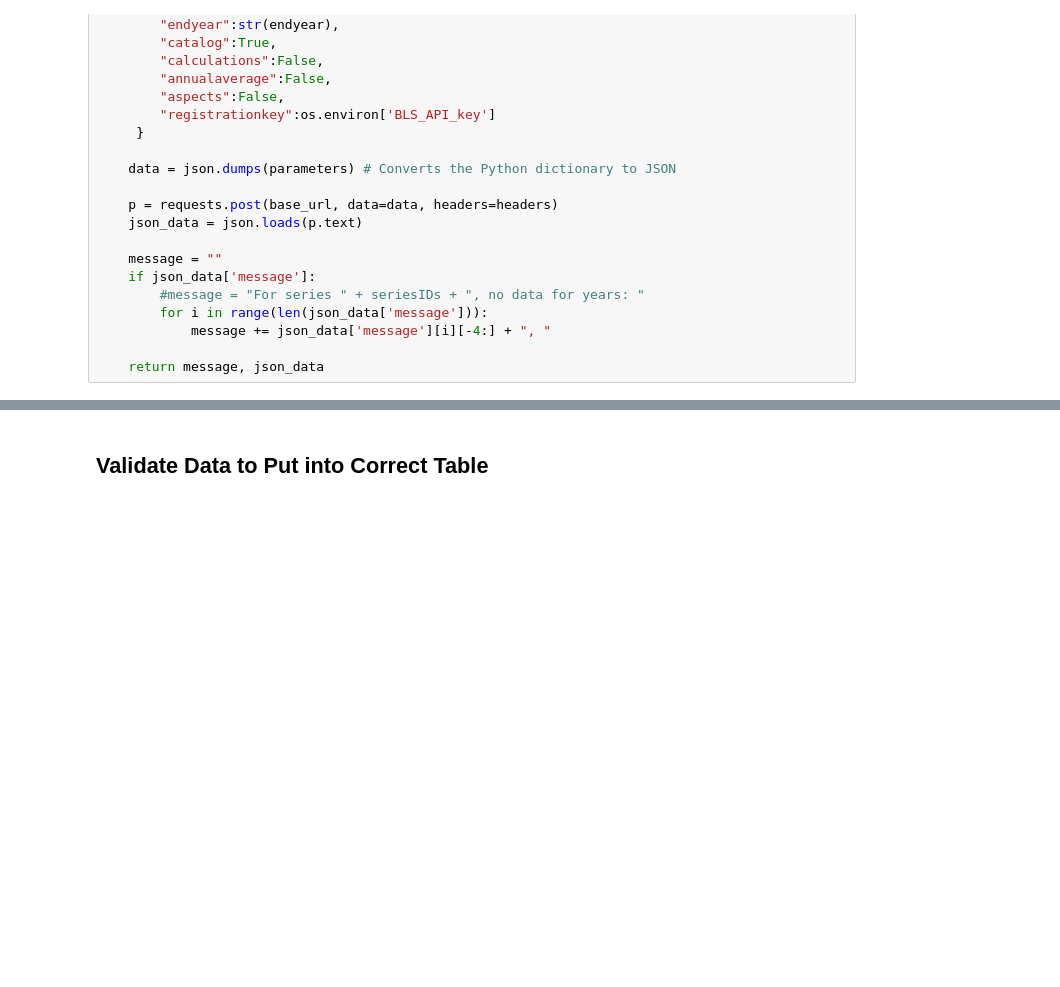
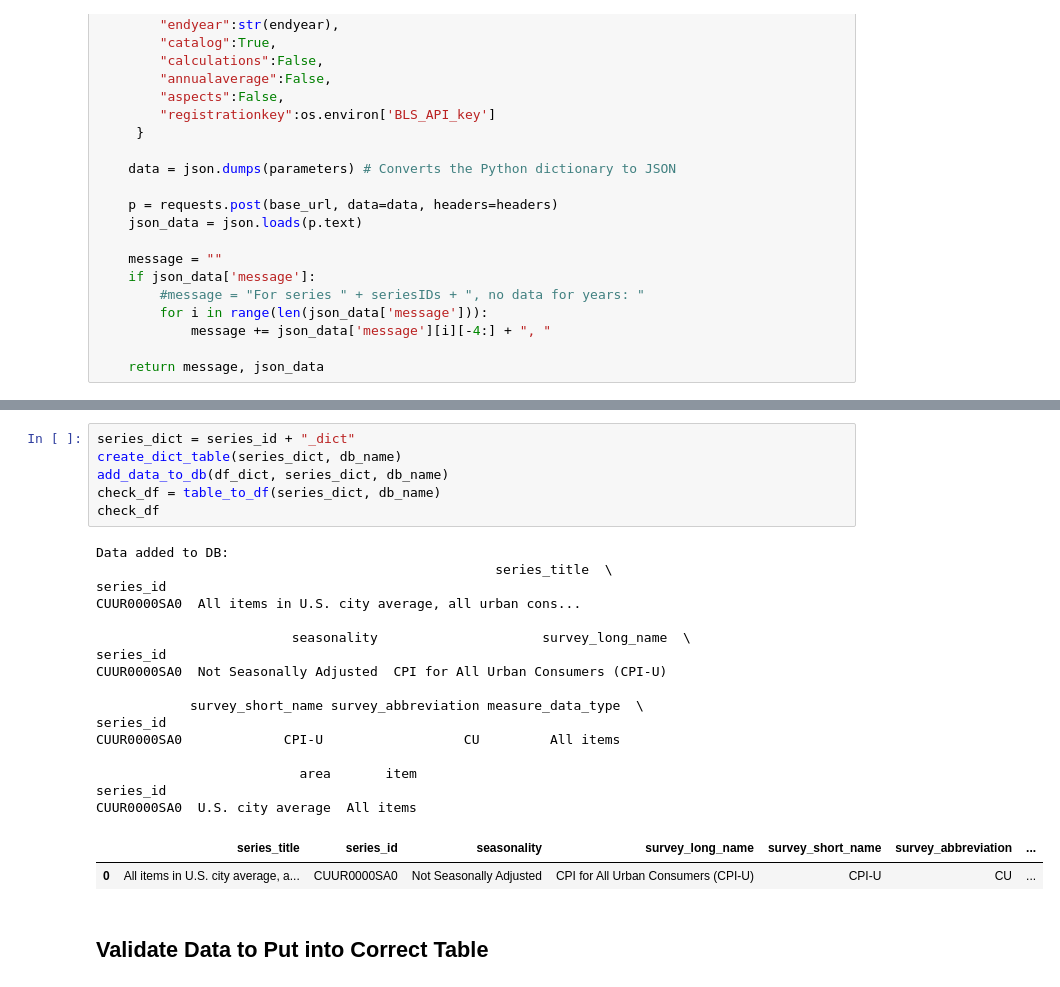
Before and after one commit to joshuamcurtis/MacroData2, a Jupyter notebook: Add_Data_DB.ipynb, the cells around one changed output, grey strips where cells are left out. Cells and saved outputs as stored; diff of their text form; blank space fills up the shorter version.

```diff
--- a/Add_Data_DB.ipynb
+++ b/Add_Data_DB.ipynb
@@ -237,3 +300,28 @@ date
+# %%
+series_dict = series_id + "_dict"
+create_dict_table(series_dict, db_name)
+add_data_to_db(df_dict, series_dict, db_name)
+check_df = table_to_df(series_dict, db_name)
+check_df
+# %% [output]
+Data added to DB:
+                                                   series_title  \
+series_id
+CUUR0000SA0  All items in U.S. city average, all urban cons...
+
+                         seasonality                     survey_long_name  \
+series_id
+CUUR0000SA0  Not Seasonally Adjusted  CPI for All Urban Consumers (CPI-U)
+
+            survey_short_name survey_abbreviation measure_data_type  \
+series_id
+CUUR0000SA0             CPI-U                  CU         All items
+
+                          area       item
+series_id
+CUUR0000SA0  U.S. city average  All items
+|  | series_title | series_id | seasonality | survey_long_name | survey_short_name | survey_abbreviation | ... |
+| 0 | All items in U.S. city average, a... | CUUR0000SA0 | Not Seasonally Adjusted | CPI for All Urban Consumers (CPI-U) | CPI-U | CU | ... |
 # %% [markdown]
 ## Validate Data to Put into Correct Table
 # %%
```
Also changed, not shown: parts of 10 cells of this notebook, 1 other file.
